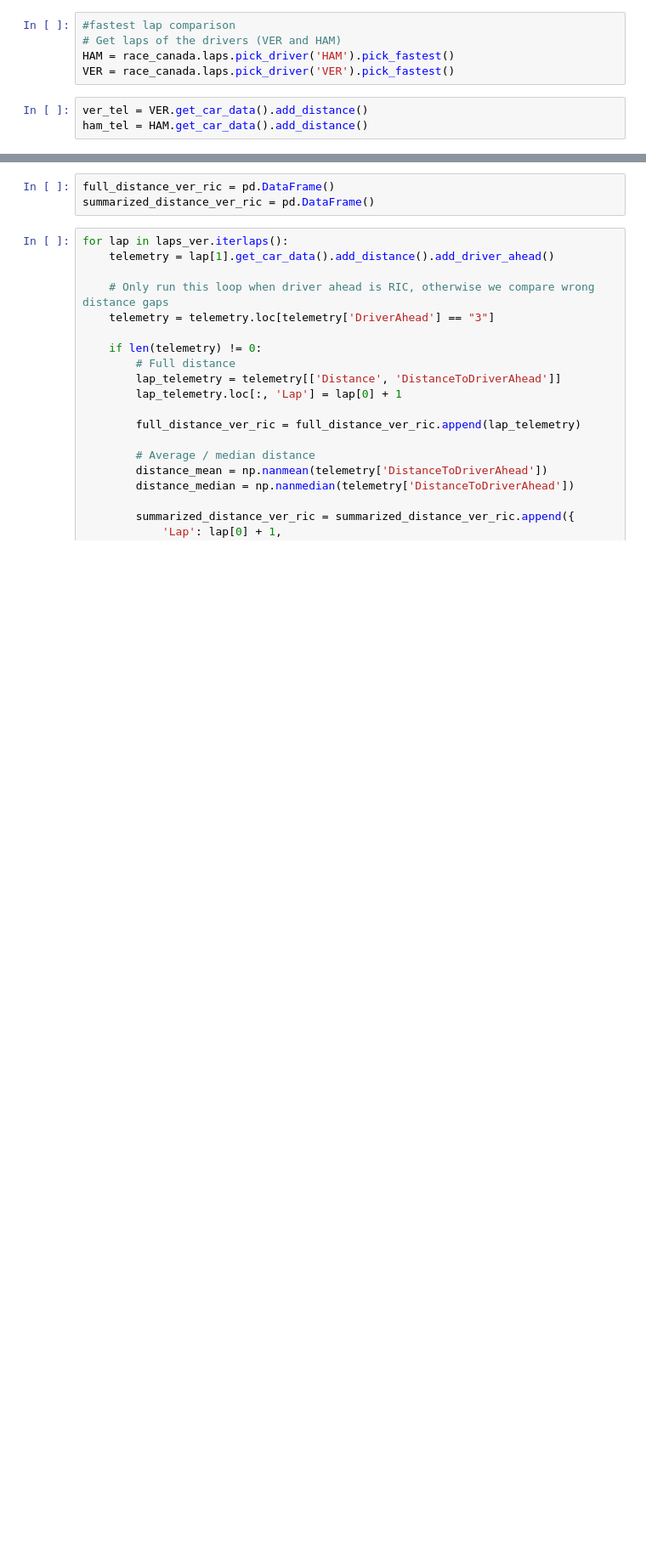
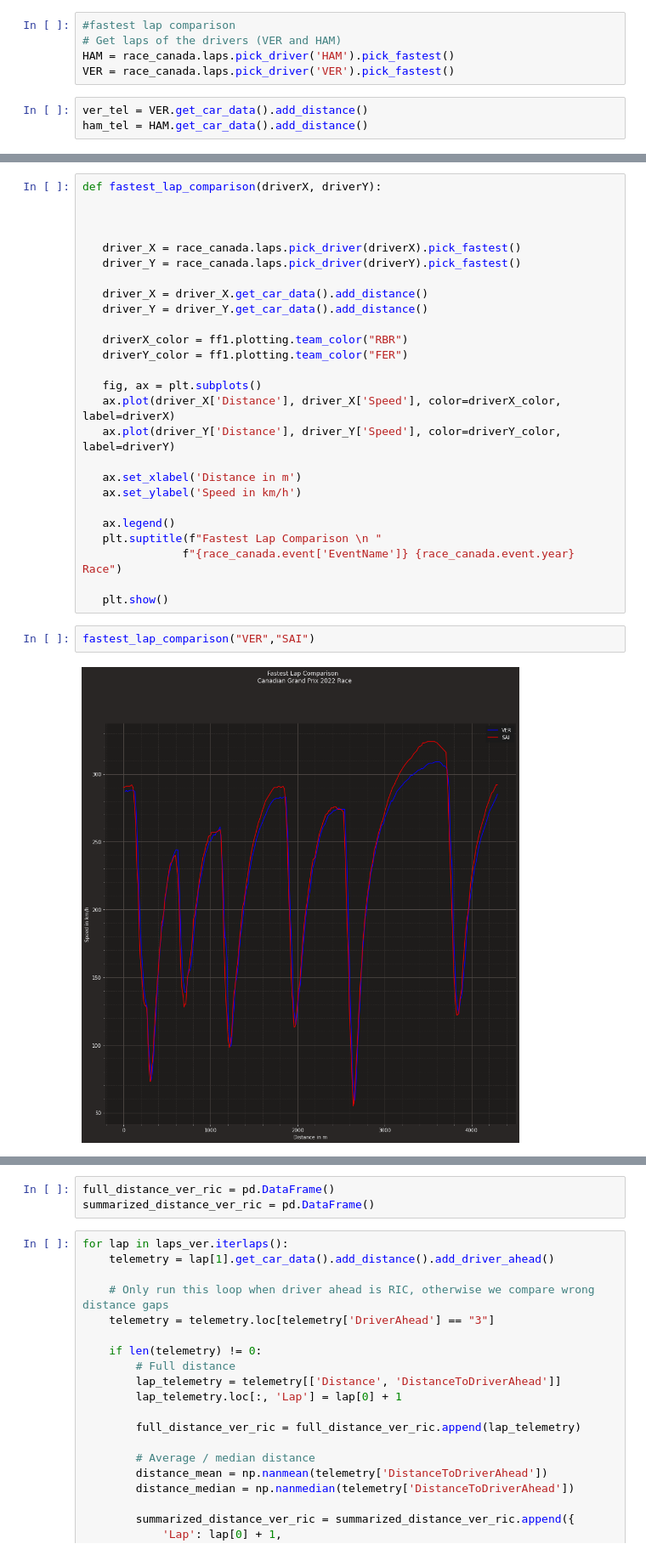
Before and after one commit to CamStevens15/F1_2022_race_analytics, a Jupyter notebook: Code_Analysis/Canadian_GP2022.ipynb, the cells around one changed output, grey strips where cells are left out. Shown at 85% size. Drawn from its saved outputs; the diff is of its cells as text; blank space fills up the shorter version.

Commit message:
add function to compare fastest lap

```diff
--- a/Code_Analysis/Canadian_GP2022.ipynb
+++ b/Code_Analysis/Canadian_GP2022.ipynb
@@ -363,0 +358,30 @@ plt.show()
+# %%
+def fastest_lap_comparison(driverX, driverY):
+
+
+
+   driver_X = race_canada.laps.pick_driver(driverX).pick_fastest()
+   driver_Y = race_canada.laps.pick_driver(driverY).pick_fastest()
+
+   driver_X = driver_X.get_car_data().add_distance()
+   driver_Y = driver_Y.get_car_data().add_distance()
+
+   driverX_color = ff1.plotting.team_color("RBR")
+   driverY_color = ff1.plotting.team_color("FER")
+
+   fig, ax = plt.subplots()
+   ax.plot(driver_X['Distance'], driver_X['Speed'], color=driverX_color, label=driverX)
+   ax.plot(driver_Y['Distance'], driver_Y['Speed'], color=driverY_color, label=driverY)
+
+   ax.set_xlabel('Distance in m')
+   ax.set_ylabel('Speed in km/h')
+
+   ax.legend()
+   plt.suptitle(f"Fastest Lap Comparison \n "
+               f"{race_canada.event['EventName']} {race_canada.event.year} Race")
+
+   plt.show()
+# %%
+fastest_lap_comparison("VER","SAI")
+# %% [output]
+[figure, added]
```
Also changed, not shown: parts of 12 cells of this notebook.
